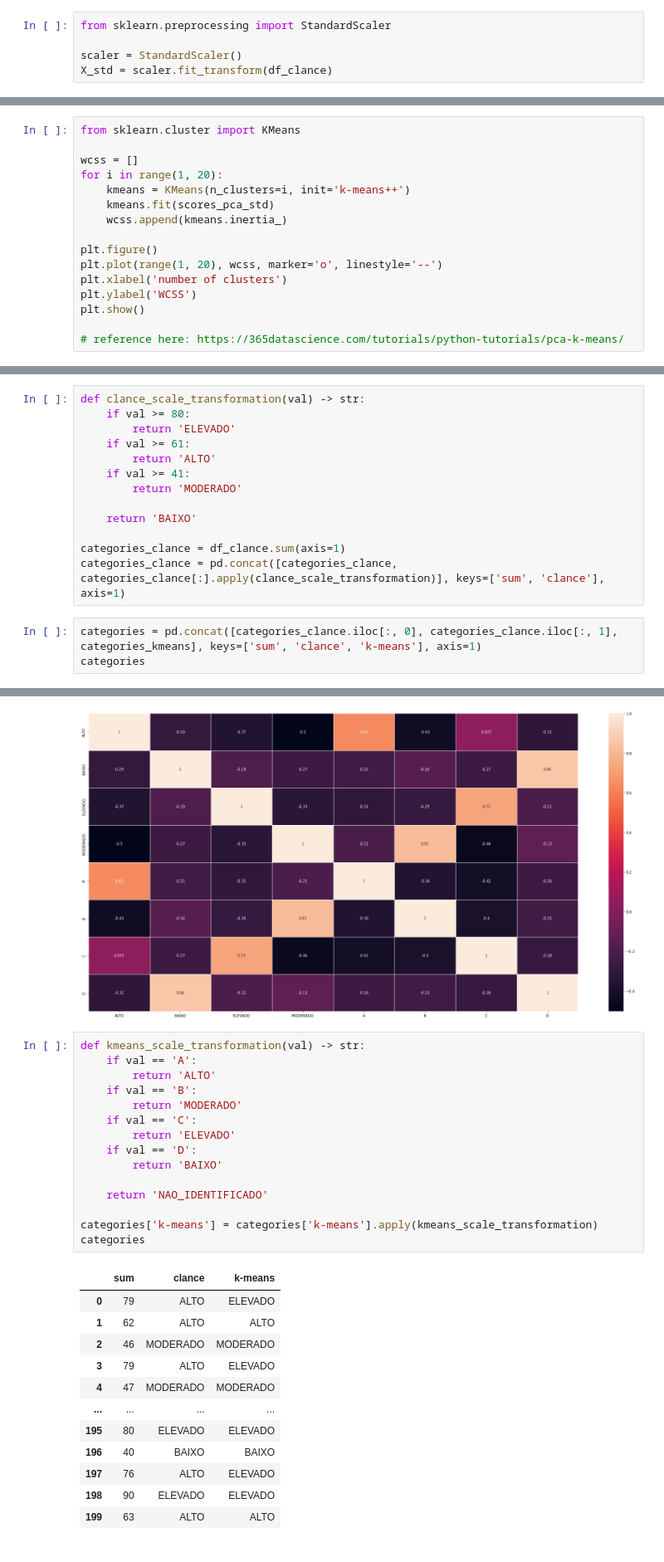
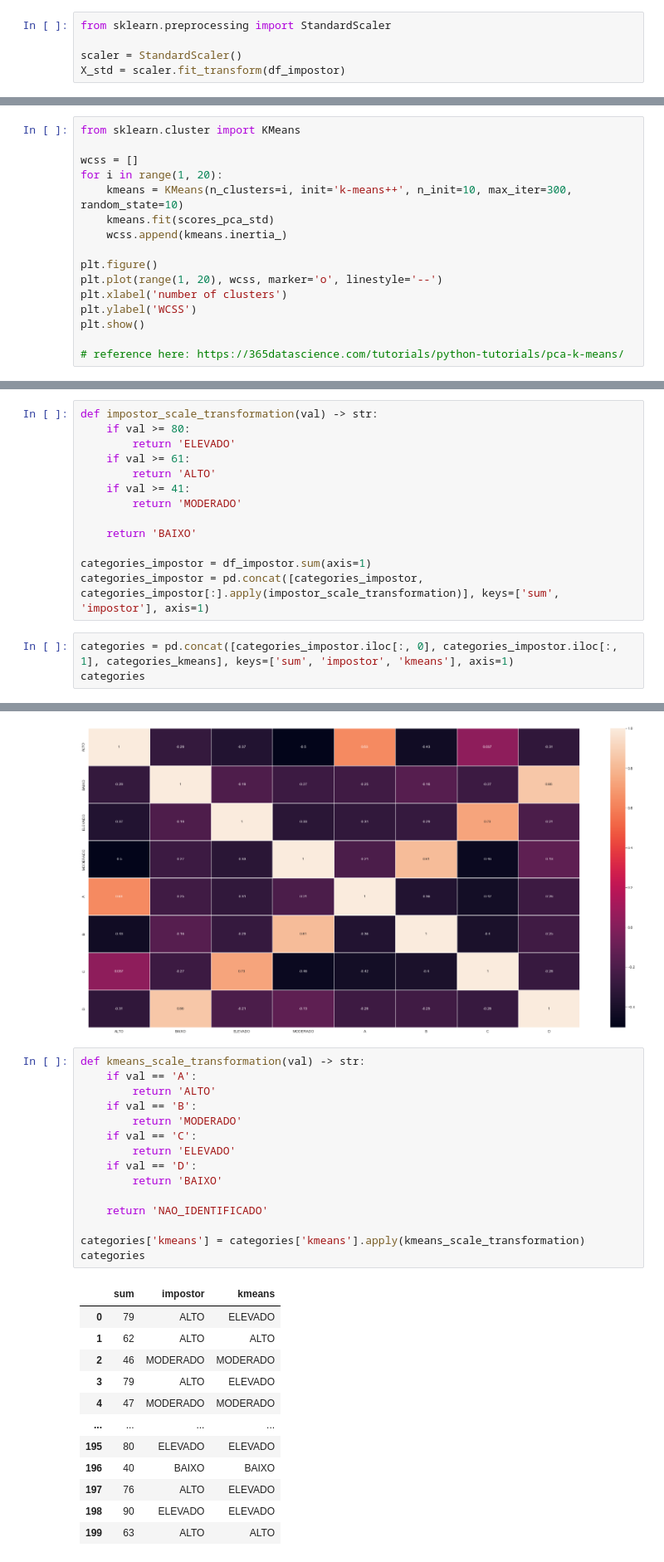
Before and after one commit to odair-pedro/impostor-syndrome-study, a Jupyter notebook: notebooks/finding_correlations.ipynb, the cells around one changed output, grey strips where cells are left out. Shown at 83% size. Drawn from its saved outputs; the diff is of its cells as text.

```diff
--- a/notebooks/finding_correlations.ipynb
+++ b/notebooks/finding_correlations.ipynb
@@ -85,7 +74,7 @@ array([0.47324759, 0.54206489, 0.59756988, 0.65072259, 0.69612029,
 from sklearn.preprocessing import StandardScaler
 
 scaler = StandardScaler()
-X_std = scaler.fit_transform(df_clance)
+X_std = scaler.fit_transform(df_impostor)
 # %%
 pca = PCA(n_components=18)
 pca.fit(X_std)
@@ -111,7 +100,7 @@ from sklearn.cluster import KMeans
 
 wcss = []
 for i in range(1, 20):
-    kmeans = KMeans(n_clusters=i, init='k-means++')
+    kmeans = KMeans(n_clusters=i, init='k-means++', n_init=10, max_iter=300, random_state=10)
     kmeans.fit(scores_pca_std)
     wcss.append(kmeans.inertia_)
 
@@ -153,7 +142,7 @@ kmeans.labels_, kmeans.predict(scores_pca_std)
 categories_kmeans = pd.Series(kmeans.predict(scores_pca_std))
 categories_kmeans = categories_kmeans.map({ 0: 'A', 1: 'B', 2: 'C', 3: 'D' })
 # %%
-def clance_scale_transformation(val) -> str:
+def impostor_scale_transformation(val) -> str:
     if val >= 80:
         return 'ELEVADO'
     if val >= 61:
@@ -163,9 +152,9 @@ def clance_scale_transformation(val) -> str:
 
     return 'BAIXO'
 
-categories_clance = df_clance.sum(axis=1)
-categories_clance = pd.concat([categories_clance, categories_clance[:].apply(clance_scale_transformation)], keys=['sum', 'clance'], axis=1)
+categories_impostor = df_impostor.sum(axis=1)
+categories_impostor = pd.concat([categories_impostor, categories_impostor[:].apply(impostor_scale_transformation)], keys=['sum', 'impostor'], axis=1)
 # %%
-categories = pd.concat([categories_clance.iloc[:, 0], categories_clance.iloc[:, 1], categories_kmeans], keys=['sum', 'clance', 'k-means'], axis=1)
+categories = pd.concat([categories_impostor.iloc[:, 0], categories_impostor.iloc[:, 1], categories_kmeans], keys=['sum', 'impostor', 'kmeans'], axis=1)
 categories
 # %% [output]
@@ -204,20 +193,20 @@ sns.heatmap(final_corr, annot=True, linewidths=.5, ax=ax)
 # %%
 def kmeans_scale_transformation(val) -> str:
     if val == 'A':
         return 'ALTO'
     if val == 'B':
         return 'MODERADO'
     if val == 'C':
         return 'ELEVADO'
     if val == 'D':
         return 'BAIXO'
 
     return 'NAO_IDENTIFICADO'
 
-categories['k-means'] = categories['k-means'].apply(kmeans_scale_transformation)
+categories['kmeans'] = categories['kmeans'].apply(kmeans_scale_transformation)
 categories
 # %% [output]
-|  | sum | clance | k-means |
+|  | sum | impostor | kmeans |
 | 0 | 79 | ALTO | ELEVADO |
 | 1 | 62 | ALTO | ALTO |
 | 2 | 46 | MODERADO | MODERADO |
```
Also changed, not shown: parts of 19 cells of this notebook, 5 other files.
